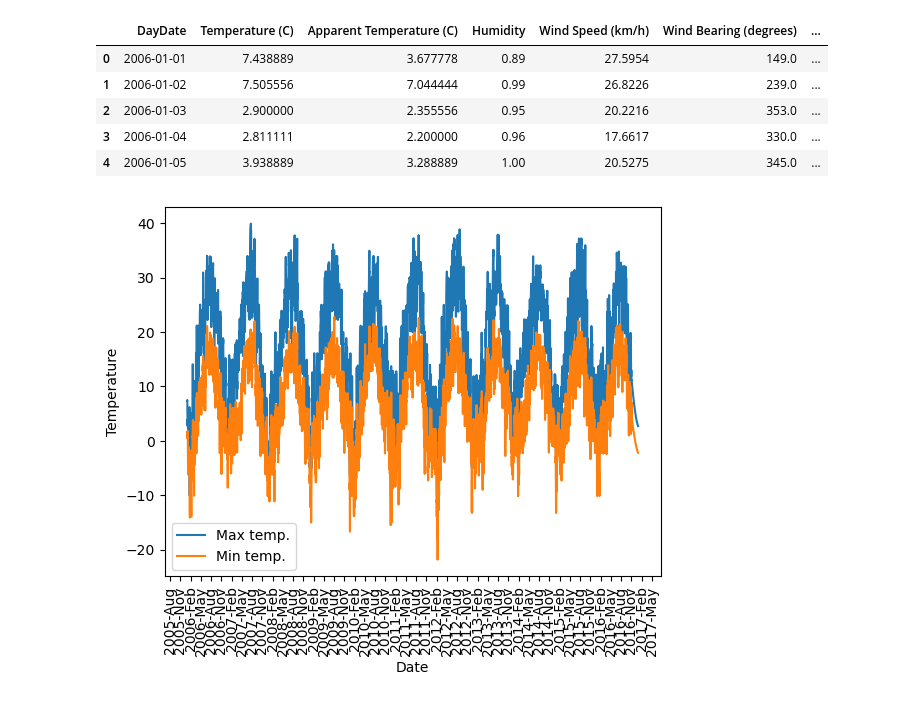
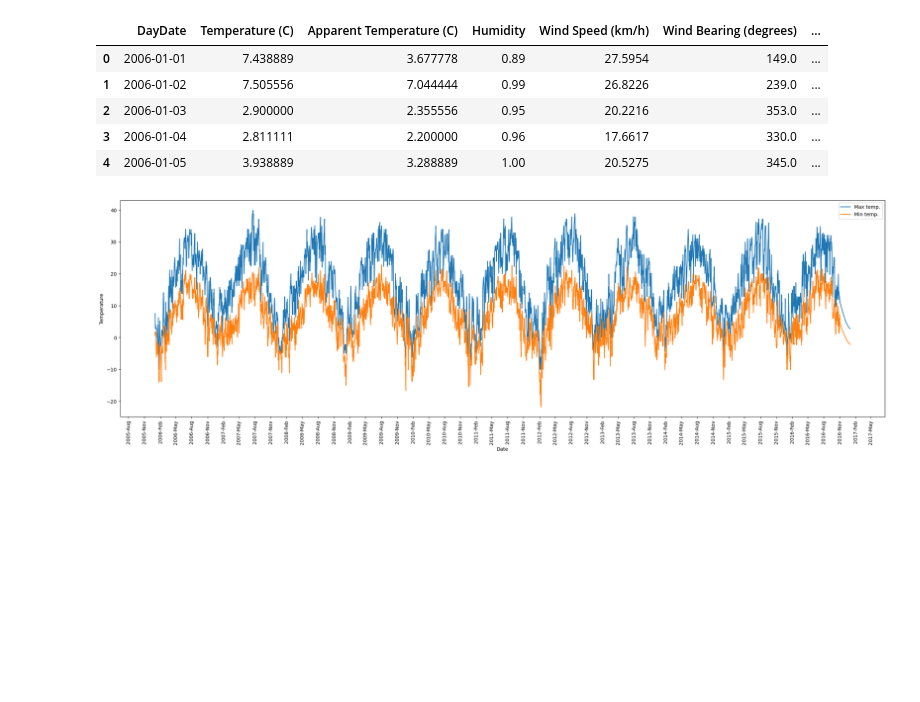
Before and after one commit to GrabarzVIII/small_fast_analisys, a Jupyter notebook: Weather Dataset/weathe_analisys.ipynb, the cells around one changed output. Drawn from its saved outputs; the diff is of its cells as text; code cells hidden in the pictures; blank space fills up the shorter version.

Commit message:
Figure to figure

```diff
--- a/Weather Dataset/weathe_analisys.ipynb
+++ b/Weather Dataset/weathe_analisys.ipynb
@@ -148,19 +148,19 @@ df_max_day.head()
 | 3 | 2006-01-04 | 2.811111 | 2.200000 | 0.96 | 17.6617 | 330.0 | ... |
 | 4 | 2006-01-05 | 3.938889 | 3.288889 | 1.00 | 20.5275 | 345.0 | ... |
 # %%
-plt.Figure(figsize=(28,8))
+plt.figure(figsize=(28,8))
 
 plt.plot(df_max_day['DayDate'],df_max_day['Temperature (C)'], label = 'Max temp.')
 plt.plot(df_min_day['DayDate'],df_min_day['Temperature (C)'], label = 'Min temp.')
 
 plt.gca().xaxis.set_major_locator(mdates.MonthLocator(interval=3))
 plt.gca().xaxis.set_major_formatter(mdates.DateFormatter('%Y-%b'))
 
 plt.xticks(rotation = 90)
 plt.xlabel('Date')
 plt.ylabel('Temperature')
 plt.legend()
 
 plt.show()
 # %% [output]
-[figure, old version]
+[figure, new version]
```
